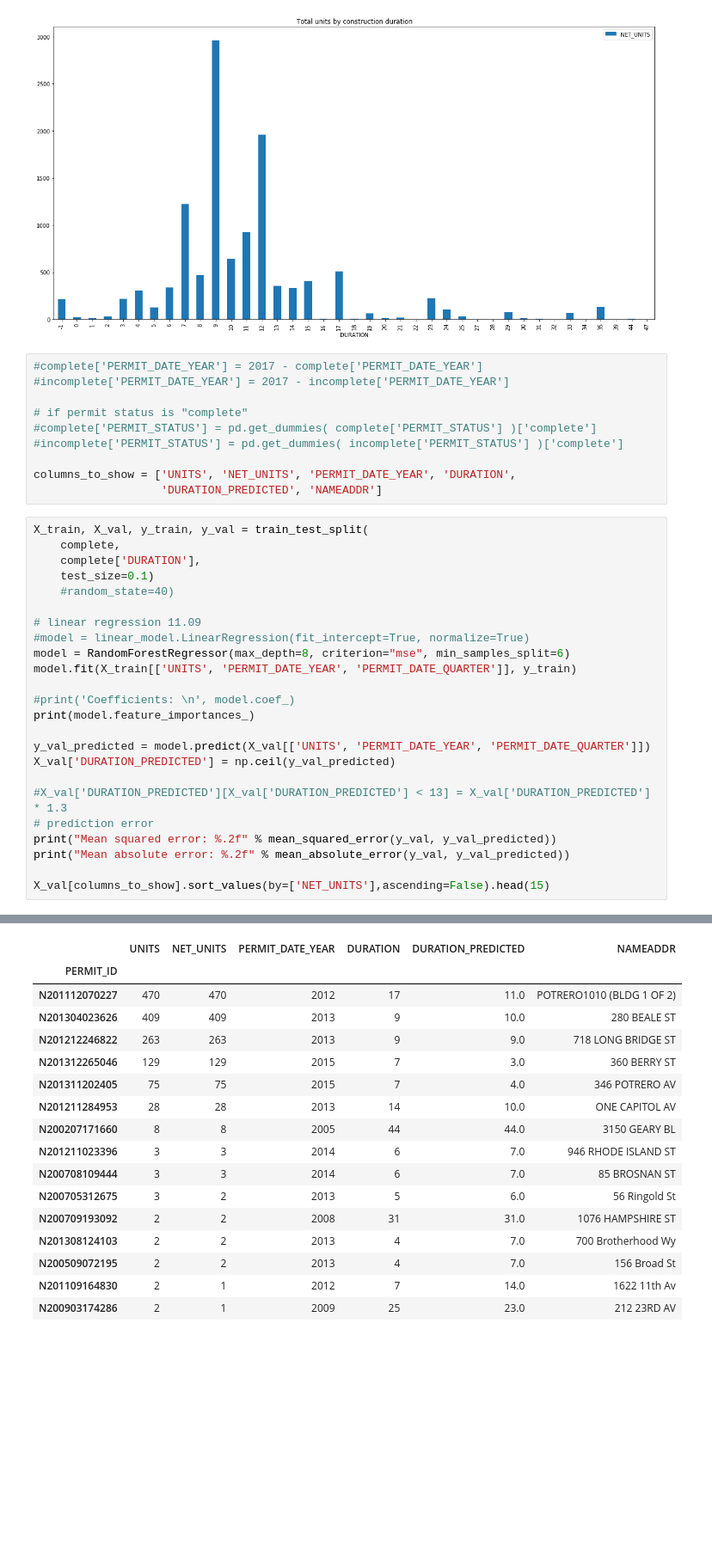
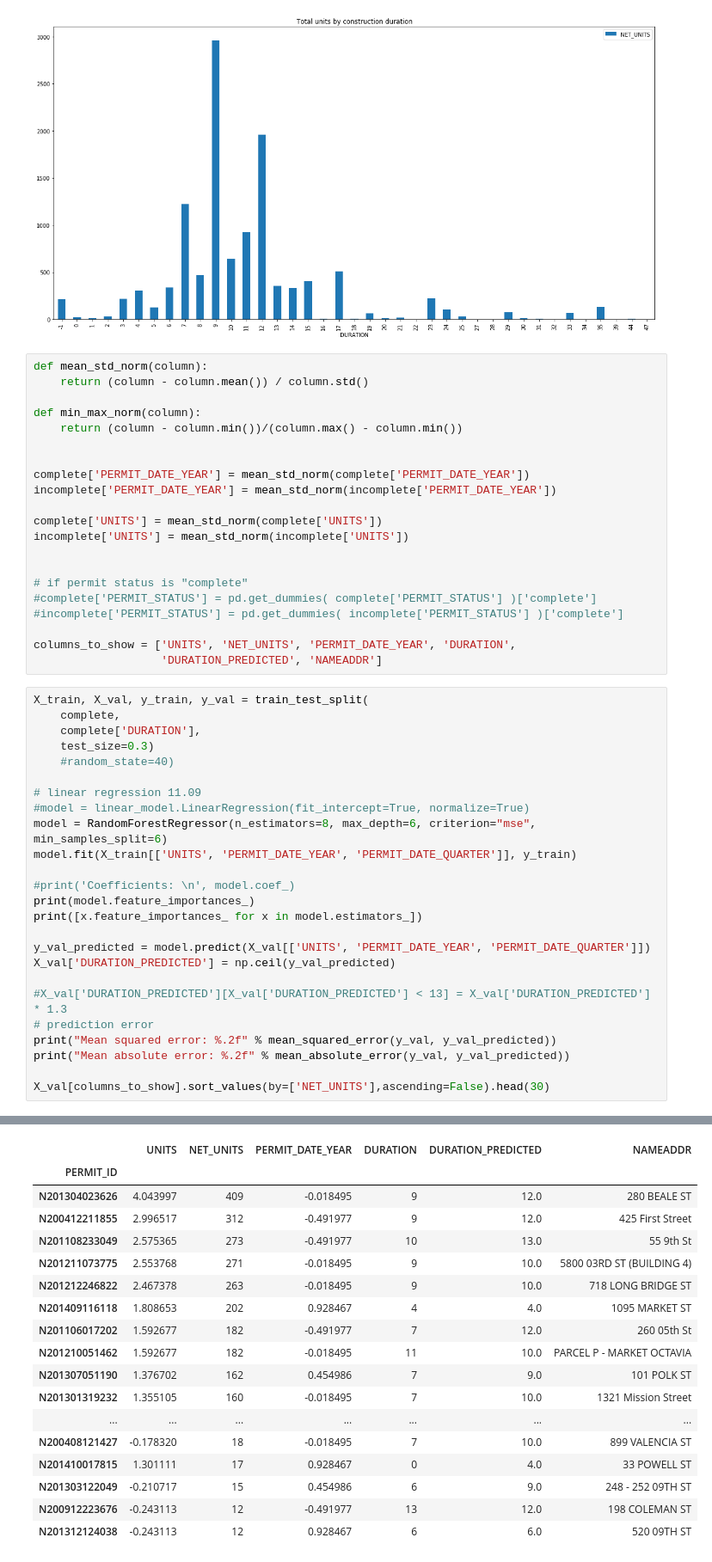
Before and after one commit to openland/statecraft-projects, a Jupyter notebook: housing_pipeline.ipynb, the cells around one changed output, grey strips where cells are left out. Shown at 86% size. Cells and saved outputs as stored; diff of their text form; blank space fills up the shorter version.

```diff
--- a/housing_pipeline.ipynb
+++ b/housing_pipeline.ipynb
@@ -181,8 +144,19 @@ grouped.plot(y = 'NET_UNITS', kind = "bar", figsize=(20,10), title="Total units
 <matplotlib.axes._subplots.AxesSubplot at 0x...>
 [figure]
 # %%
-#complete['PERMIT_DATE_YEAR'] = 2017 - complete['PERMIT_DATE_YEAR']
-#incomplete['PERMIT_DATE_YEAR'] = 2017 - incomplete['PERMIT_DATE_YEAR']
+def mean_std_norm(column):
+    return (column - column.mean()) / column.std()
+
+def min_max_norm(column):
+    return (column - column.min())/(column.max() - column.min())
+
+
+complete['PERMIT_DATE_YEAR'] = mean_std_norm(complete['PERMIT_DATE_YEAR'])
+incomplete['PERMIT_DATE_YEAR'] = mean_std_norm(incomplete['PERMIT_DATE_YEAR'])
+
+complete['UNITS'] = mean_std_norm(complete['UNITS'])
+incomplete['UNITS'] = mean_std_norm(incomplete['UNITS'])
+
 
 # if permit status is "complete"
 #complete['PERMIT_STATUS'] = pd.get_dummies( complete['PERMIT_STATUS'] )['complete']
@@ -194,16 +168,17 @@ columns_to_show = ['UNITS', 'NET_UNITS', 'PERMIT_DATE_YEAR', 'DURATION',
 X_train, X_val, y_train, y_val = train_test_split(
     complete,
     complete['DURATION'],
-    test_size=0.1)
+    test_size=0.3)
     #random_state=40)
 
 # linear regression 11.09
 #model = linear_model.LinearRegression(fit_intercept=True, normalize=True)
-model = RandomForestRegressor(max_depth=8, criterion="mse", min_samples_split=6)
+model = RandomForestRegressor(n_estimators=8, max_depth=6, criterion="mse", min_samples_split=6)
 model.fit(X_train[['UNITS', 'PERMIT_DATE_YEAR', 'PERMIT_DATE_QUARTER']], y_train)
 
 #print('Coefficients: \n', model.coef_)
 print(model.feature_importances_)
+print([x.feature_importances_ for x in model.estimators_])
 
 y_val_predicted = model.predict(X_val[['UNITS', 'PERMIT_DATE_YEAR', 'PERMIT_DATE_QUARTER']])
 X_val['DURATION_PREDICTED'] = np.ceil(y_val_predicted)
@@ -213,5 +188,5 @@ X_val['DURATION_PREDICTED'] = np.ceil(y_val_predicted)
 print("Mean squared error: %.2f" % mean_squared_error(y_val, y_val_predicted))
 print("Mean absolute error: %.2f" % mean_absolute_error(y_val, y_val_predicted))
 
-X_val[columns_to_show].sort_values(by=['NET_UNITS'],ascending=False).head(15)
+X_val[columns_to_show].sort_values(by=['NET_UNITS'],ascending=False).head(30)
 # %% [output]
@@ -221,20 +197,21 @@ Mean absolute error: 2.38
 |  | UNITS | NET_UNITS | PERMIT_DATE_YEAR | DURATION | DURATION_PREDICTED | NAMEADDR |
 | PERMIT_ID |  |  |  |  |  |  |
-| N201112070227 | 470 | 470 | 2012 | 17 | 11.0 | POTRERO1010 (BLDG 1 OF 2) |
-| N201304023626 | 409 | 409 | 2013 | 9 | 10.0 | 280 BEALE ST |
-| N201212246822 | 263 | 263 | 2013 | 9 | 9.0 | 718 LONG BRIDGE ST |
-| N201312265046 | 129 | 129 | 2015 | 7 | 3.0 | 360 BERRY ST |
-| N201311202405 | 75 | 75 | 2015 | 7 | 4.0 | 346 POTRERO AV |
-| N201211284953 | 28 | 28 | 2013 | 14 | 10.0 | ONE CAPITOL AV |
-| N200207171660 | 8 | 8 | 2005 | 44 | 44.0 | 3150 GEARY BL |
-| N201211023396 | 3 | 3 | 2014 | 6 | 7.0 | 946 RHODE ISLAND ST |
-| N200708109444 | 3 | 3 | 2014 | 6 | 7.0 | 85 BROSNAN ST |
-| N200705312675 | 3 | 2 | 2013 | 5 | 6.0 | 56 Ringold St |
-| N200709193092 | 2 | 2 | 2008 | 31 | 31.0 | 1076 HAMPSHIRE ST |
-| N201308124103 | 2 | 2 | 2013 | 4 | 7.0 | 700 Brotherhood Wy |
-| N200509072195 | 2 | 2 | 2013 | 4 | 7.0 | 156 Broad St |
-| N201109164830 | 2 | 1 | 2012 | 7 | 14.0 | 1622 11th Av |
-| N200903174286 | 2 | 1 | 2009 | 25 | 23.0 | 212 23RD AV |
+| N201304023626 | 4.043997 | 409 | -0.018495 | 9 | 12.0 | 280 BEALE ST |
+| N200412211855 | 2.996517 | 312 | -0.491977 | 9 | 12.0 | 425 First Street |
+| N201108233049 | 2.575365 | 273 | -0.491977 | 10 | 13.0 | 55 9th St |
+| N201211073775 | 2.553768 | 271 | -0.018495 | 9 | 10.0 | 5800 03RD ST (BUILDING 4) |
+| N201212246822 | 2.467378 | 263 | -0.018495 | 9 | 10.0 | 718 LONG BRIDGE ST |
+| N201409116118 | 1.808653 | 202 | 0.928467 | 4 | 4.0 | 1095 MARKET ST |
+| N201106017202 | 1.592677 | 182 | -0.491977 | 7 | 12.0 | 260 05th St |
+| N201210051462 | 1.592677 | 182 | -0.018495 | 11 | 10.0 | PARCEL P - MARKET OCTAVIA |
+| N201307051190 | 1.376702 | 162 | 0.454986 | 7 | 9.0 | 101 POLK ST |
+| N201301319232 | 1.355105 | 160 | -0.018495 | 7 | 10.0 | 1321 Mission Street |
+| ... | ... | ... | ... | ... | ... | ... |
+| N200408121427 | -0.178320 | 18 | -0.018495 | 7 | 10.0 | 899 VALENCIA ST |
+| N201410017815 | 1.301111 | 17 | 0.928467 | 0 | 4.0 | 33 POWELL ST |
+| N201303122049 | -0.210717 | 15 | 0.454986 | 6 | 9.0 | 248 - 252 09TH ST |
+| N200912223676 | -0.243113 | 12 | -0.491977 | 13 | 12.0 | 198 COLEMAN ST |
+| N201312124038 | -0.243113 | 12 | 0.928467 | 6 | 6.0 | 520 09TH ST |
 # %%
 duration_predicted = model.predict(incomplete[['UNITS', 'PERMIT_DATE_YEAR', 'PERMIT_DATE_QUARTER']])
 incomplete['DURATION_PREDICTED'] = np.ceil(duration_predicted)
```
Also changed, not shown: parts of 6 cells of this notebook, 1 other file.
